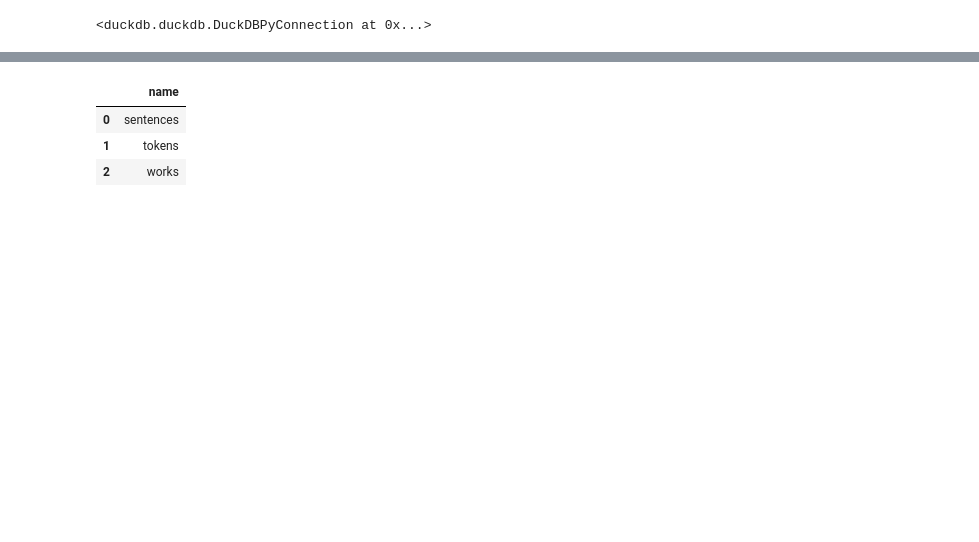
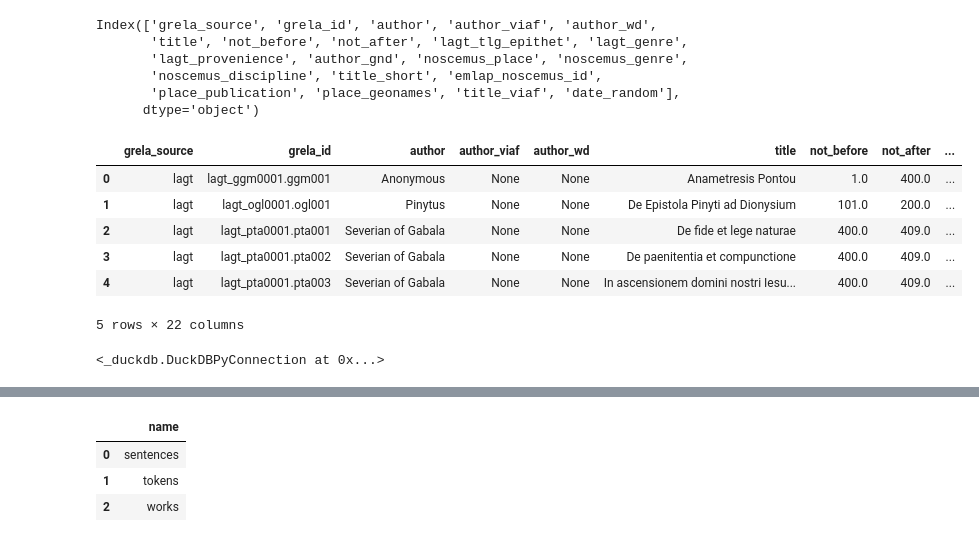
Before and after one commit to CCS-ZCU/GreLa, a Jupyter notebook: scripts/2_database-building.ipynb, the cells around one changed output, grey strips where cells are left out. Cells and saved outputs as stored; diff of their text form; code cells hidden in the pictures; blank space fills up the shorter version.

```diff
--- a/scripts/2_database-building.ipynb
+++ b/scripts/2_database-building.ipynb
@@ -35,0 +22,27 @@ works_df.head(5)
+# %%
+works_df.columns
+# %% [output]
+Index(['grela_source', 'grela_id', 'author', 'author_viaf', 'author_wd',
+       'title', 'not_before', 'not_after', 'lagt_tlg_epithet', 'lagt_genre',
+       'lagt_provenience', 'author_gnd', 'noscemus_place', 'noscemus_genre',
+       'noscemus_discipline', 'title_short', 'emlap_noscemus_id',
+       'place_publication', 'place_geonames', 'title_viaf', 'date_random'],
+      dtype='object')
+# %%
+def get_subcorpora_metadata(row):
+    subcorpus_meta_dict = {}
+    for col in ['lagt_tlg_epithet', 'lagt_genre', 'lagt_provenience', 'noscemus_place', 'noscemus_genre', 'noscemus_discipline', 'emlap_noscemus_id']:
+        subcorpus_meta_dict[col] = row[col]
+    return subcorpus_meta_dict
+
+works_df["subcorpus_specific_metadata"] = works_df.apply(get_subcorpora_metadata, axis=1)
+# %%
+works_df.head(5)
+# %% [output]
+|  | grela_source | grela_id | author | author_viaf | author_wd | title | not_before | not_after | ... |
+| 0 | lagt | lagt_ggm0001.ggm001 | Anonymous | None | None | Anametresis Pontou | 1.0 | 400.0 | ... |
+| 1 | lagt | lagt_ogl0001.ogl001 | Pinytus | None | None | De Epistola Pinyti ad Dionysium | 101.0 | 200.0 | ... |
+| 2 | lagt | lagt_pta0001.pta001 | Severian of Gabala | None | None | De fide et lege naturae | 400.0 | 409.0 | ... |
+| 3 | lagt | lagt_pta0001.pta002 | Severian of Gabala | None | None | De paenitentia et compunctione | 400.0 | 409.0 | ... |
+| 4 | lagt | lagt_pta0001.pta003 | Severian of Gabala | None | None | In ascensionem domini nostri Iesu... | 400.0 | 409.0 | ... |
+5 rows × 22 columns
@@ -36,5 +51,2 @@ works_df.head(5)
 # %%
-conn = duckdb.connect("/srv/data/grela/grela_v0.5.duckdb")
-conn.execute("CREATE TABLE works AS SELECT * FROM works_df")
+conn = duckdb.connect("/srv/data/grela/grela_v0.6.duckdb")
-# %% [output]
-<duckdb.duckdb.DuckDBPyConnection at 0x...>
@@ -42,0 +53,26 @@ conn.execute("CREATE TABLE works AS SELECT * FROM works_df")
+# %%
+conn.register("works_df", works_df)
+
+conn.execute("DROP TABLE IF EXISTS works")
+
+conn.execute("""
+CREATE TABLE works AS
+SELECT
+    CAST(grela_source AS VARCHAR) AS grela_source,
+    CAST(grela_id AS VARCHAR) AS grela_id,
+    CAST(author AS VARCHAR) AS author,
+    CAST(title AS VARCHAR) AS title,
+    CAST(not_before AS INTEGER) AS not_before,
+    CAST(not_after AS INTEGER) AS not_after,
+    CAST(date_random AS INTEGER) AS date_random,
+    CAST(place_publication AS VARCHAR) AS place_publication,
+    CAST(place_geonames AS VARCHAR) AS place_geonames,
+    CAST(author_viaf AS VARCHAR) AS author_viaf,
+    CAST(author_wd AS VARCHAR) AS author_wd,
+    CAST(author_gnd AS VARCHAR) AS author_gnd,
+    CAST(title_viaf AS VARCHAR) AS title_viaf,
+    CAST(subcorpus_specific_metadata AS JSON) AS subcorpus_specific_metadata
+FROM works_df;
+""")
+# %% [output]
+<_duckdb.DuckDBPyConnection at 0x...>
```
Also changed, not shown: parts of 38 cells of this notebook, 9 other files.
